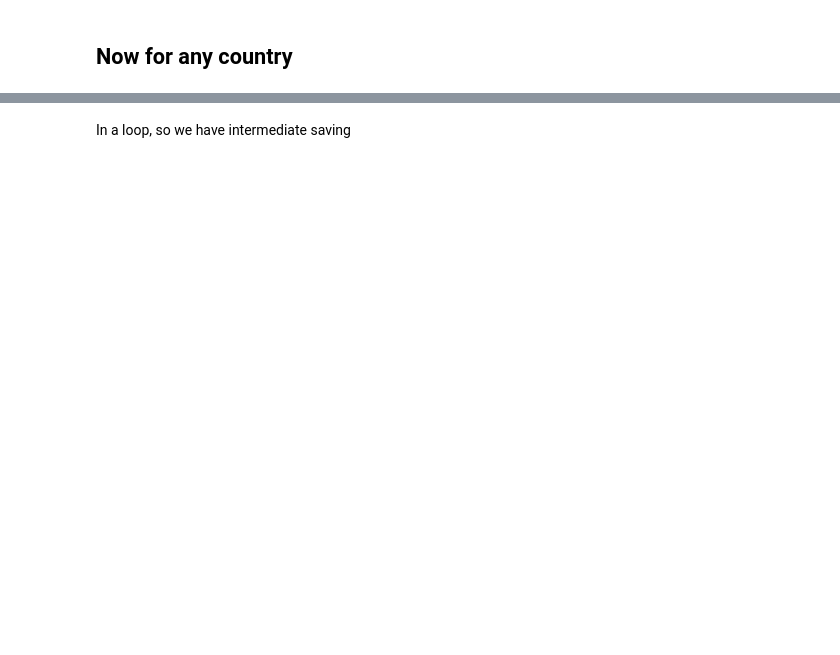
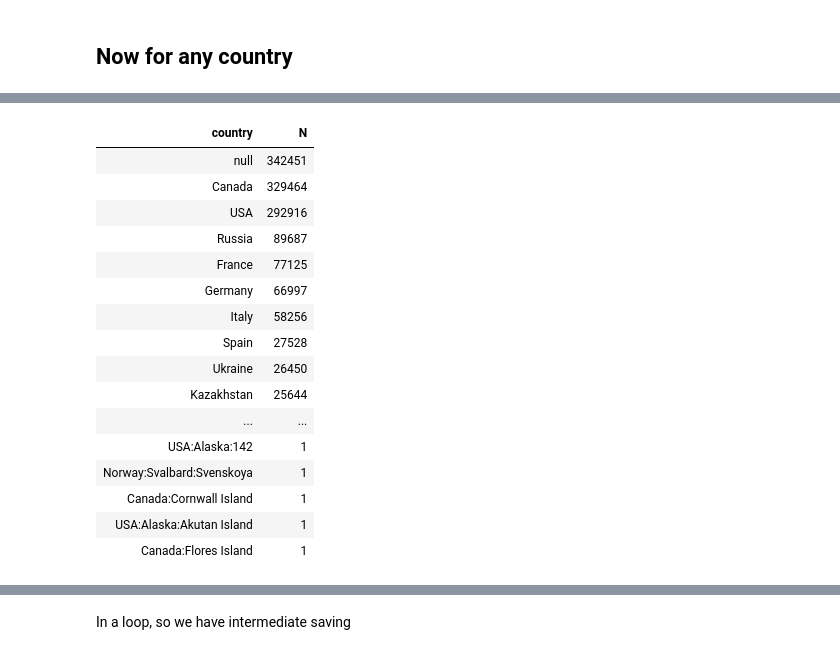
Before and after one commit to AugustT/BioHack_iNat, a Jupyter notebook: Getting_Random_Observers/src/inat_obs_subset_countrywise.ipynb, the cells around one changed output, grey strips where cells are left out. Saved outputs shown, nothing was run; the diff lists cells and outputs as text; code cells hidden in the pictures; blank space fills up the shorter version.

```diff
--- a/Getting_Random_Observers/src/inat_obs_subset_countrywise.ipynb
+++ b/Getting_Random_Observers/src/inat_obs_subset_countrywise.ipynb
@@ -195,0 +346,21 @@ bounding_boxes
+# %%
+ %sql
+ SELECT country,COUNT(*) as N FROM countries GROUP BY country ORDER BY N DESC
+# %% [output]
+| country | N |
+| null | 342451 |
+| Canada | 329464 |
+| USA | 292916 |
+| Russia | 89687 |
+| France | 77125 |
+| Germany | 66997 |
+| Italy | 58256 |
+| Spain | 27528 |
+| Ukraine | 26450 |
+| Kazakhstan | 25644 |
+| ... | ... |
+| USA:Alaska:142 | 1 |
+| Norway:Svalbard:Svenskoya | 1 |
+| Canada:Cornwall Island | 1 |
+| USA:Alaska:Akutan Island | 1 |
+| Canada:Flores Island | 1 |
```
Also changed, not shown: parts of 30 cells of this notebook.
